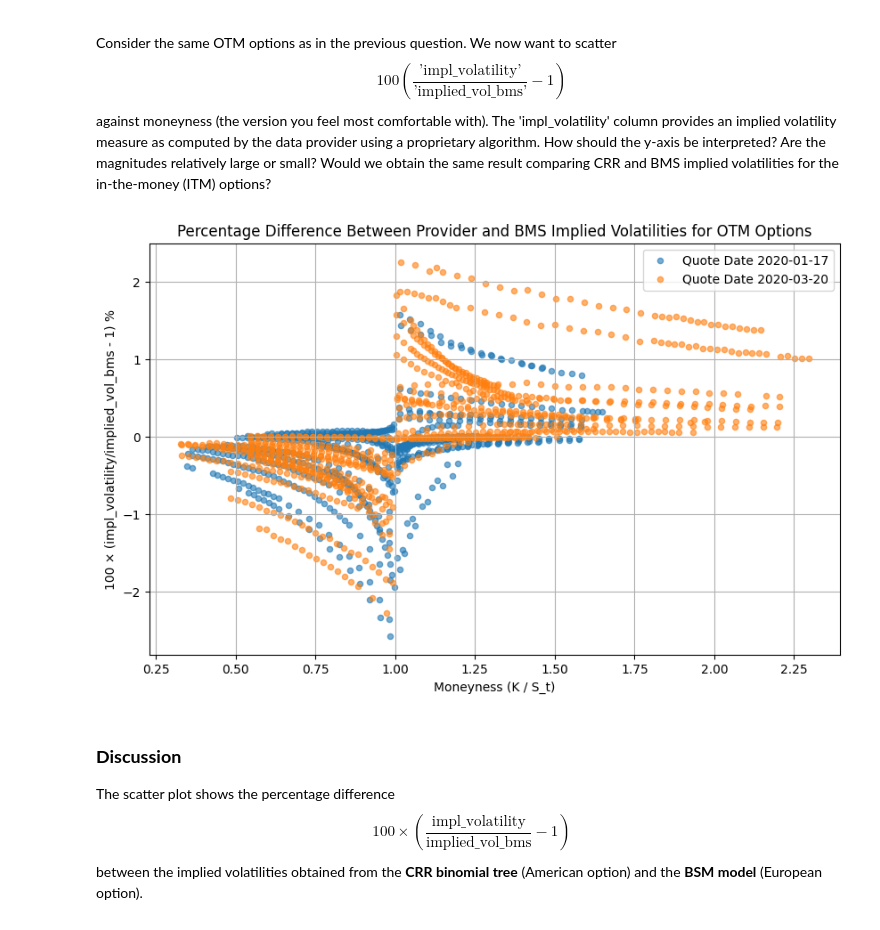
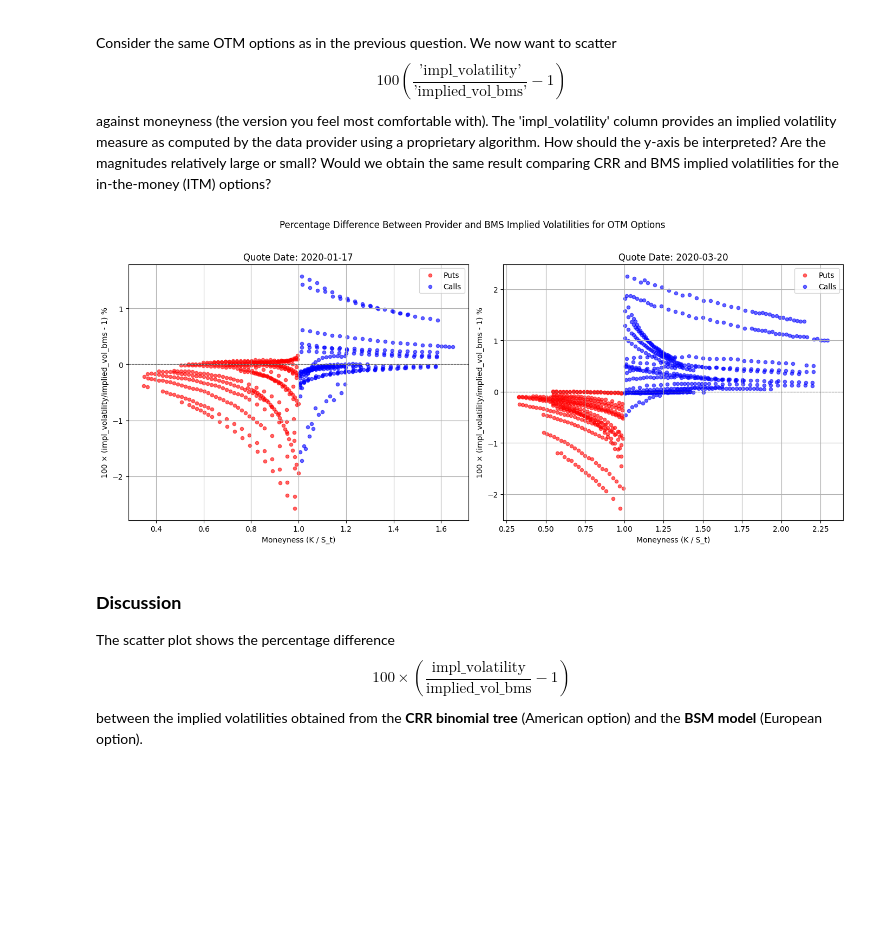
Before and after one commit to navid-nb/MSc_Derivatives_Project1, a Jupyter notebook: 202510-assignment1-en.ipynb, the cells around one changed output. Drawn from its saved outputs; the diff is of its cells as text; code cells hidden in the pictures; blank space fills up the shorter version.

Commit message:
updated Q3 plot

```diff
--- a/202510-assignment1-en.ipynb
+++ b/202510-assignment1-en.ipynb
@@ -359,31 +359,13 @@ Consider the same OTM options as in the previous question. We now want to scatte
 \end{equation}
 against moneyness (the version you feel most comfortable with). The 'impl_volatility' column provides an implied volatility measure as computed by the data provider using a proprietary algorithm. How should the y-axis be interpreted? Are the magnitudes relatively large or small? Would we obtain the same result comparing CRR and BMS implied volatilities for the in-the-money (ITM) options?
 # %%
-import matplotlib.pyplot as plt
-import datetime as dt
+from helpers.plotting import Q3_plot
 
-# Filter options by quote date
-options_jan17 = otm_options[otm_options['date'] == dt.date(2020, 1, 17)]
-options_mar20 = otm_options[otm_options['date'] == dt.date(2020, 3, 20)]
-
-plt.figure(figsize=(10, 6))
-
-plt.scatter(options_jan17['moneyness'],
-            100 * (options_jan17['impl_volatility'] / options_jan17['implied_vol_bms'] - 1),
-            alpha=0.6, s=20, label='Quote Date 2020-01-17')
-
-plt.scatter(options_mar20['moneyness'],
-            100 * (options_mar20['impl_volatility'] / options_mar20['implied_vol_bms'] - 1),
-            alpha=0.6, s=20, label='Quote Date 2020-03-20')
-
-plt.xlabel('Moneyness (K / S_t)')
-plt.ylabel('100 × (impl_volatility/implied_vol_bms - 1) %')
-plt.title('Percentage Difference Between Provider and BMS Implied Volatilities for OTM Options')
-plt.grid(True)
-plt.legend()
+fig=Q3_plot(otm_options)
+plt.tight_layout()
 plt.show()
 # %% [output]
-[figure, old version]
+[figure, new version]
 # %% [markdown]
 ### **Discussion**
 
```
Also changed, not shown: 1 other file.
